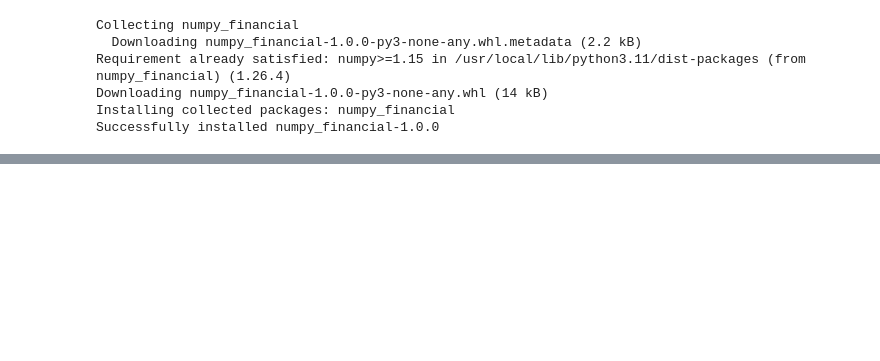
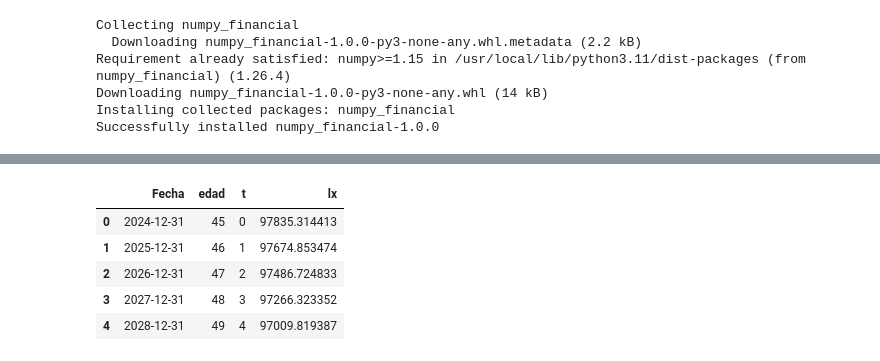
Before and after one commit to franciscogarate/utils_ucm, a Jupyter notebook: notebooks/Ejercicio_7_PM_Contable_Decesos.ipynb, the cells around one changed output, grey strips where cells are left out. Cells and saved outputs as stored; diff of their text form; code cells hidden in the pictures; blank space fills up the shorter version.

Commit message:
incorpora PASEM2020 Decesos 1orden

```diff
--- a/notebooks/Ejercicio_7_PM_Contable_Decesos.ipynb
+++ b/notebooks/Ejercicio_7_PM_Contable_Decesos.ipynb
@@ -141,0 +134,18 @@ npf.npv(i, df.pagos)
+# %%
+from pyliferisk import MortalityTable, lx
+from pyliferisk.mortalitytables import PASEM2020_Decesos_M_1ord
+mt = MortalityTable(qx=PASEM2020_Decesos_M_1ord)
+
+edad = 45
+df2 = pd.DataFrame(pd.date_range(start='2024-12-31',periods=len(lx_unisex)-edad,freq='YE'), columns=['Fecha'])
+df2['edad'] = edad + df.index
+df2['t'] = df.index
+df2['lx'] = df2['edad'].apply(lambda x: mt.lx[x+1] if x <= mt.w else 0)
+df2.head(5)
+# %% [output]
+|  | Fecha | edad | t | lx |
+| 0 | 2024-12-31 | 45 | 0 | 97835.314413 |
+| 1 | 2025-12-31 | 46 | 1 | 97674.853474 |
+| 2 | 2026-12-31 | 47 | 2 | 97486.724833 |
+| 3 | 2027-12-31 | 48 | 3 | 97266.323352 |
+| 4 | 2028-12-31 | 49 | 4 | 97009.819387 |
```
Also changed, not shown: parts of 11 cells of this notebook.
